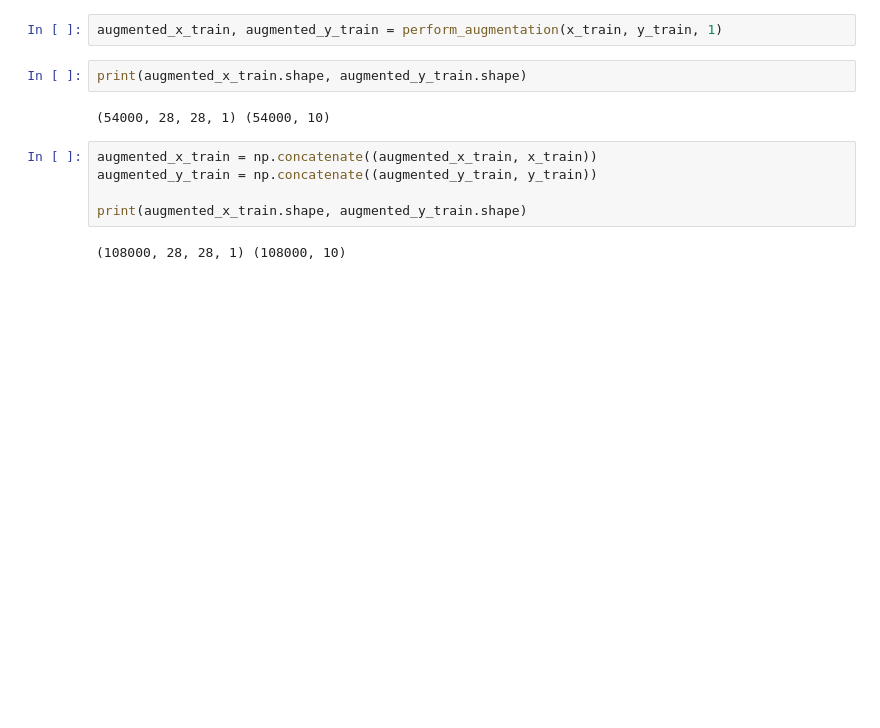
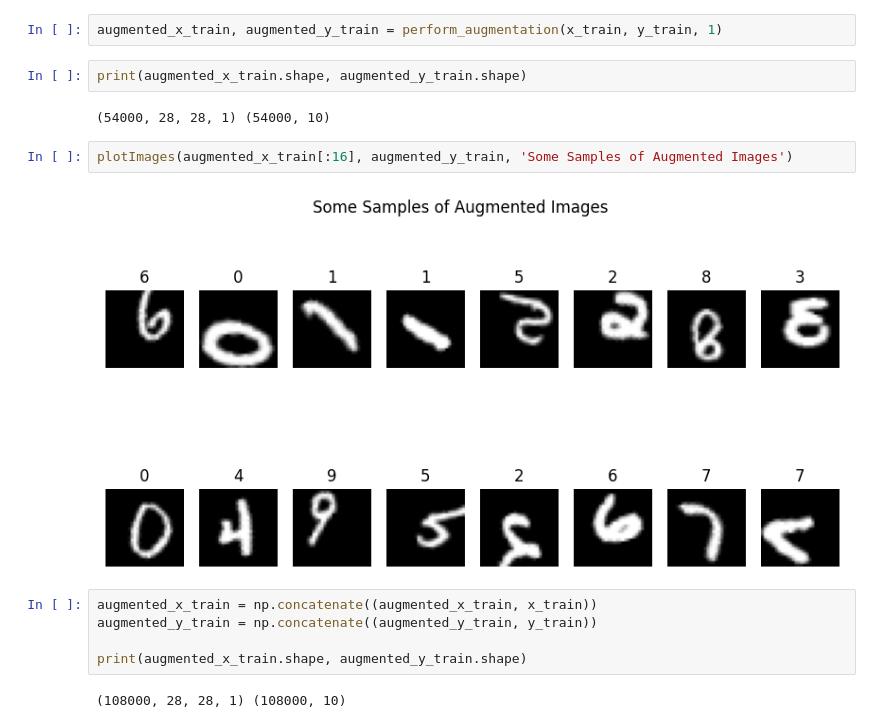
Before and after one commit to Munawertaj/AI, a Jupyter notebook: MNIST.ipynb, the cells around one changed output. Cells and saved outputs as stored; diff of their text form; blank space fills up the shorter version.

```diff
--- a/MNIST.ipynb
+++ b/MNIST.ipynb
@@ -114,6 +114,10 @@ augmented_x_train, augmented_y_train = perform_augmentation(x_train, y_train, 1)
 print(augmented_x_train.shape, augmented_y_train.shape)
 # %% [output]
 (54000, 28, 28, 1) (54000, 10)
+# %%
+plotImages(augmented_x_train[:16], augmented_y_train, 'Some Samples of Augmented Images')
+# %% [output]
+[figure, added]
 # %%
 augmented_x_train = np.concatenate((augmented_x_train, x_train))
 augmented_y_train = np.concatenate((augmented_y_train, y_train))
```
Also changed, not shown: parts of 2 cells of this notebook.
